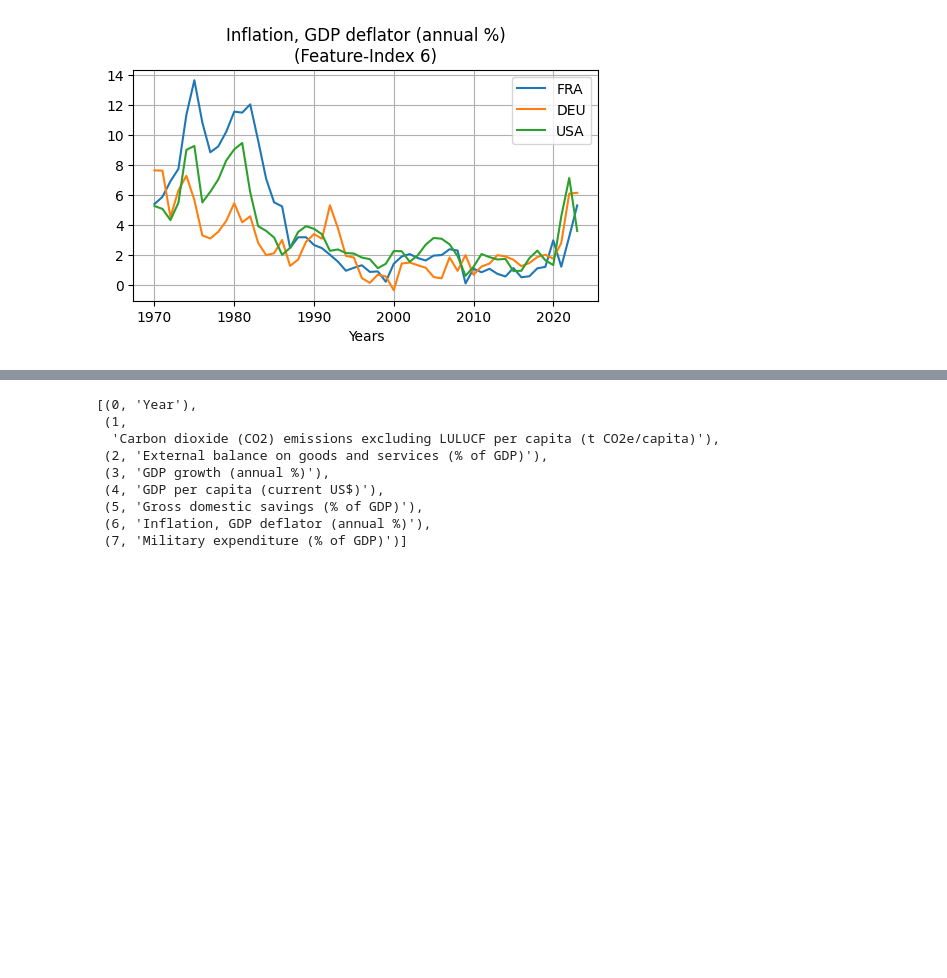
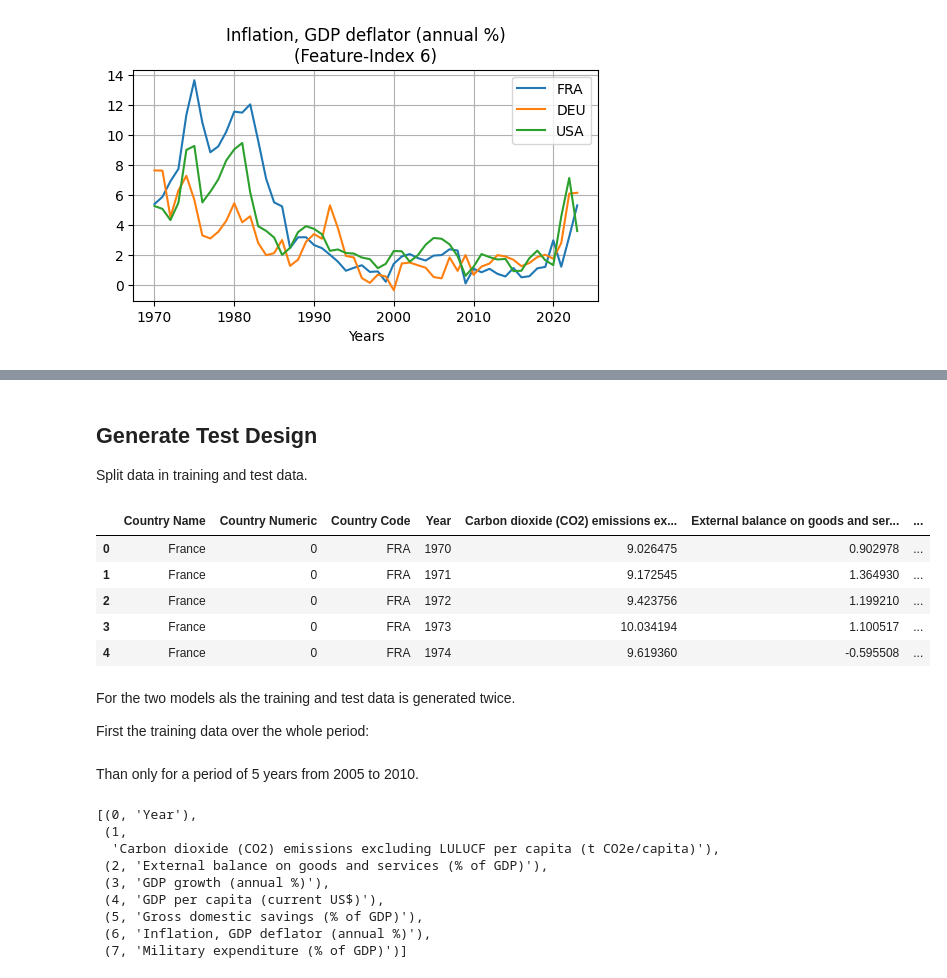
Before and after one commit to maxtschochner/World_Bank_Open_Data_Exploration, a Jupyter notebook: Analysis.ipynb, the cells around one changed output, grey strips where cells are left out. Drawn from its saved outputs; the diff is of its cells as text; code cells hidden in the pictures; blank space fills up the shorter version.

```diff
--- a/Analysis.ipynb
+++ b/Analysis.ipynb
@@ -684,3 +674,23 @@ data_pdf
+# %% [markdown]
+## Generate Test Design
+
+Split data in training and test data.
+# %%
+# Taking a look at the data again
+data_pdf.head()
+# %% [output]
+|  | Country Name | Country Numeric | Country Code | Year | Carbon dioxide (CO2) emissions ex... | External balance on goods and ser... | ... |
+| 0 | France | 0 | FRA | 1970 | 9.026475 | 0.902978 | ... |
+| 1 | France | 0 | FRA | 1971 | 9.172545 | 1.364930 | ... |
+| 2 | France | 0 | FRA | 1972 | 9.423756 | 1.199210 | ... |
+| 3 | France | 0 | FRA | 1973 | 10.034194 | 1.100517 | ... |
+| 4 | France | 0 | FRA | 1974 | 9.619360 | -0.595508 | ... |
+# %% [markdown]
+For the two models als the training and test data is generated twice.
+
+First the training data over the whole period:
 # %%
 X = data_pdf.drop(columns=['Country Code', 'Country Numeric', 'Country Name'])
 y = data_pdf['Country Code']
+# %% [markdown]
+Than only for a period of 5 years from 2005 to 2010.
```
Also changed, not shown: parts of 10 cells of this notebook.
